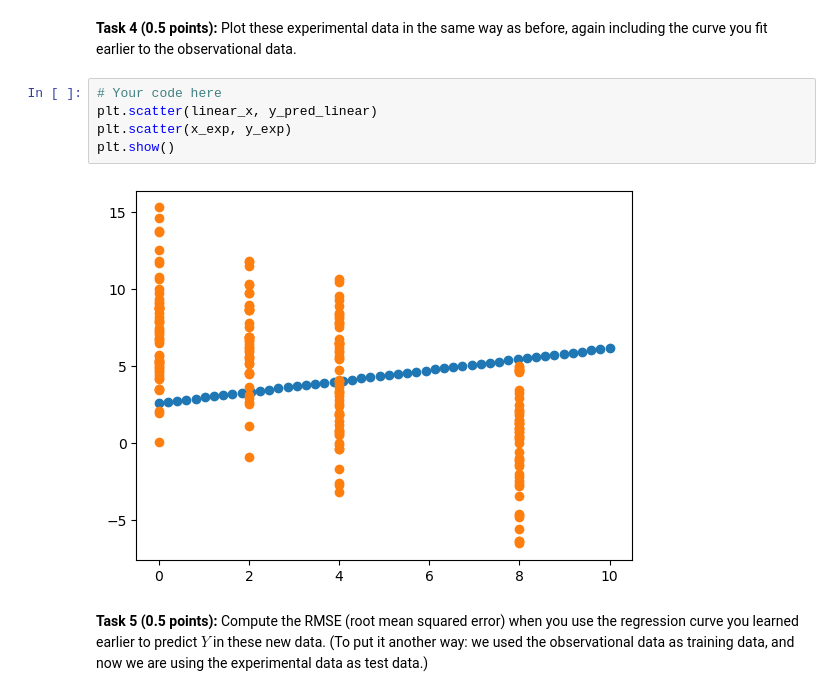
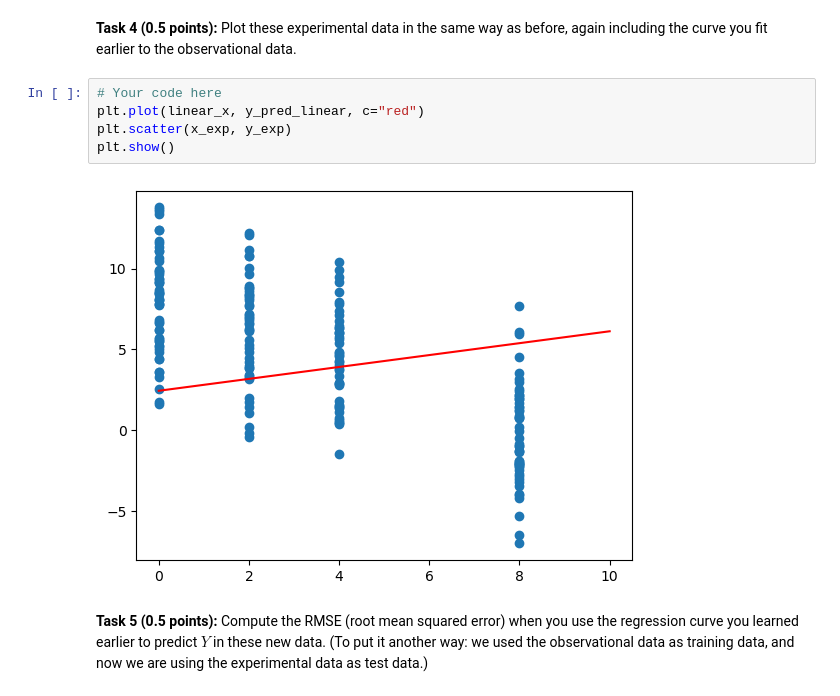
Before and after one commit to leonardocarboni/aml-carboni-bais, a Jupyter notebook: Assignment 3/bais_carboni.ipynb, the cells around one changed output. Cells and saved outputs as stored; diff of their text form.

```diff
--- a/Assignment 3/bais_carboni.ipynb
+++ b/Assignment 3/bais_carboni.ipynb
@@ -119,11 +119,11 @@ x_exp = np.random.choice(np.array([0, 2, 4, 8], dtype=int), size=num_samples_exp
 **Task 4 (0.5 points):** Plot these experimental data in the same way as before, again including the curve you fit earlier to the observational data.
 # %%
 # Your code here
-plt.scatter(linear_x, y_pred_linear)
+plt.plot(linear_x, y_pred_linear, c="red")
 plt.scatter(x_exp, y_exp)
 plt.show()
 # %% [output]
-[figure, old version]
+[figure, new version]
 # %% [markdown]
 **Task 5 (0.5 points):** Compute the RMSE (root mean squared error) when you use the regression curve you learned earlier to predict $Y$ in these new data. (To put it another way: we used the observational data as training data, and now we are using the experimental data as test data.)
 # %%
```
Also changed, not shown: parts of 9 cells of this notebook.
